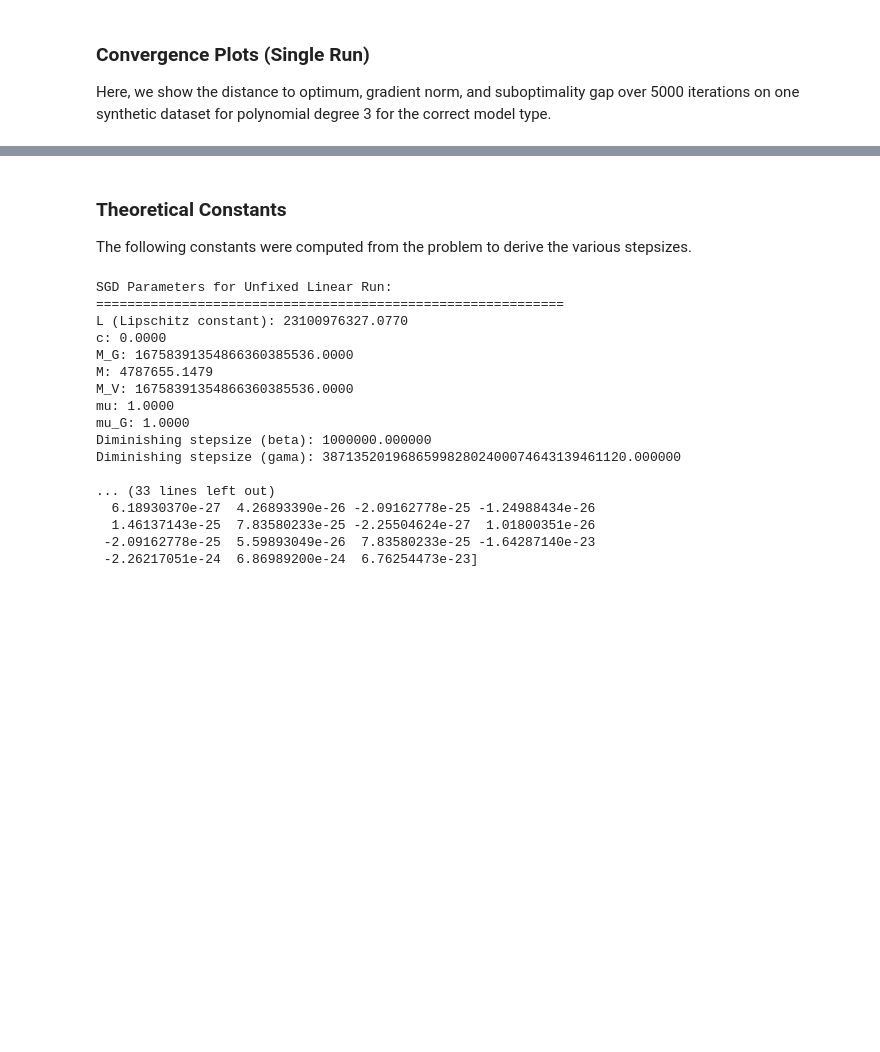
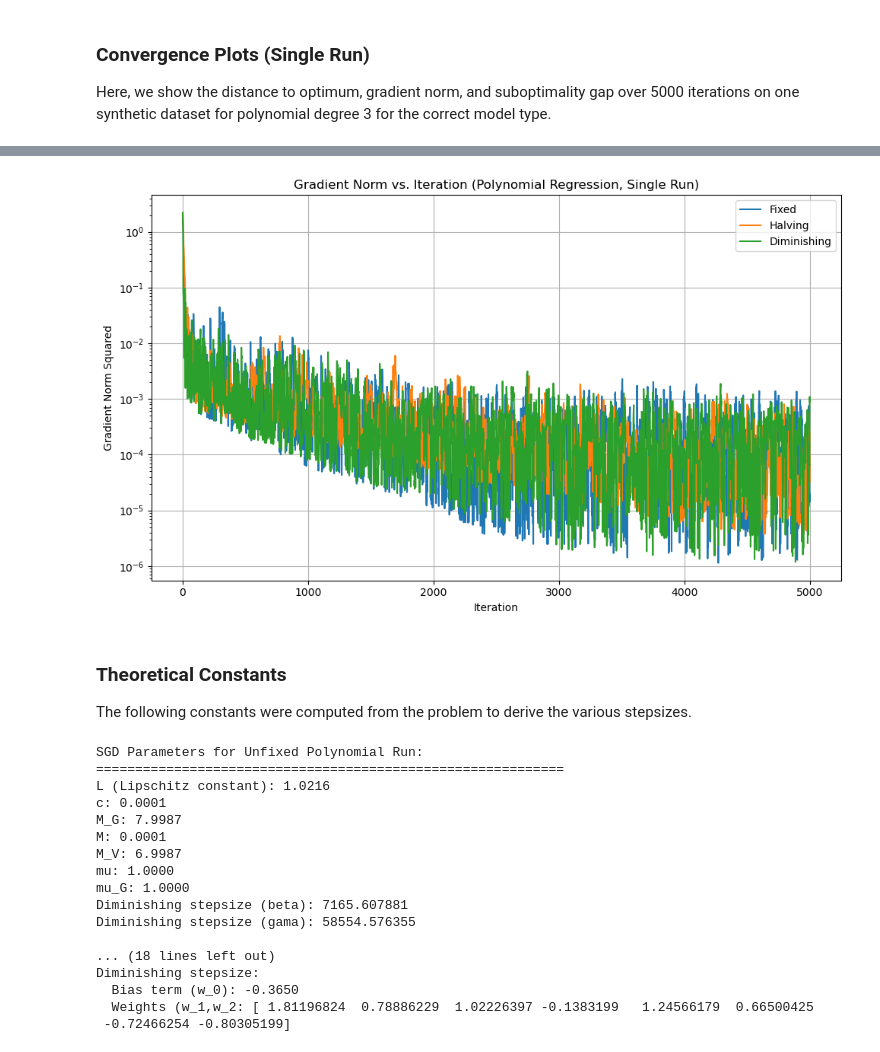
Before and after one commit to ericab322/SGD-Regression, a Jupyter notebook: experiments/true_polynomial_regression.ipynb, the cells around one changed output, grey strips where cells are left out. Cells and saved outputs as stored; diff of their text form; code cells hidden in the pictures; blank space fills up the shorter version.

```diff
--- a/experiments/true_polynomial_regression.ipynb
+++ b/experiments/true_polynomial_regression.ipynb
@@ -123,9 +124,24 @@ plt.show()
+# %%
+plt.figure(figsize=(10, 6))
+for method in results:
+    plt.plot(results[method]["grad"], label=method.capitalize())
+plt.xlabel("Iteration")
+plt.ylabel("Gradient Norm Squared")
+plt.yscale("log")
+plt.title("Gradient Norm vs. Iteration (Polynomial Regression, Single Run)")
+plt.legend()
+plt.grid(True)
+plt.tight_layout()
+plt.show()
+# %% [output]
+[figure, added]
 # %% [markdown]
 ### Theoretical Constants
 
 The following constants were computed from the problem to derive the various stepsizes.
 # %%
-print("SGD Parameters for Unfixed Linear Run:")
+
+print("SGD Parameters for Unfixed Polynomial Run:")
 print("="*60)
 print(f"L (Lipschitz constant): {sgd.L:.4f}")
 print(f"c: {sgd.c:.4f}")
@@ -151,20 +167,20 @@ for method in results:
     print(f"  Bias term (w_0): {w_method[0]:.4f}")
     print(f"  Weights (w_1,w_2: {w_method[1:]}")
 # %% [output]
-SGD Parameters for Unfixed Linear Run:
+SGD Parameters for Unfixed Polynomial Run:
 ============================================================
-L (Lipschitz constant): 23100976327.0770
-c: 0.0000
-M_G: 16758391354866360385536.0000
-M: 4787655.1479
-M_V: 16758391354866360385536.0000
+L (Lipschitz constant): 1.0216
+c: 0.0001
+M_G: 7.9987
+M: 0.0001
+M_V: 6.9987
 mu: 1.0000
 mu_G: 1.0000
-Diminishing stepsize (beta): 1000000.000000
-Diminishing stepsize (gama): 387135201968659982802400074643139461120.000000
+Diminishing stepsize (beta): 7165.607881
+Diminishing stepsize (gama): 58554.576355
 
-... (33 lines left out)
-  6.18930370e-27  4.26893390e-26 -2.09162778e-25 -1.24988434e-26
-  1.46137143e-25  7.83580233e-25 -2.25504624e-27  1.01800351e-26
- -2.09162778e-25  5.59893049e-26  7.83580233e-25 -1.64287140e-23
- -2.26217051e-24  6.86989200e-24  6.76254473e-23]
+... (18 lines left out)
+Diminishing stepsize:
+  Bias term (w_0): -0.3650
+  Weights (w_1,w_2: [ 1.81196824  0.78886229  1.02226397 -0.1383199   1.24566179  0.66500425
+ -0.72466254 -0.80305199]
```
Also changed, not shown: parts of 6 cells of this notebook, 6 other files.
